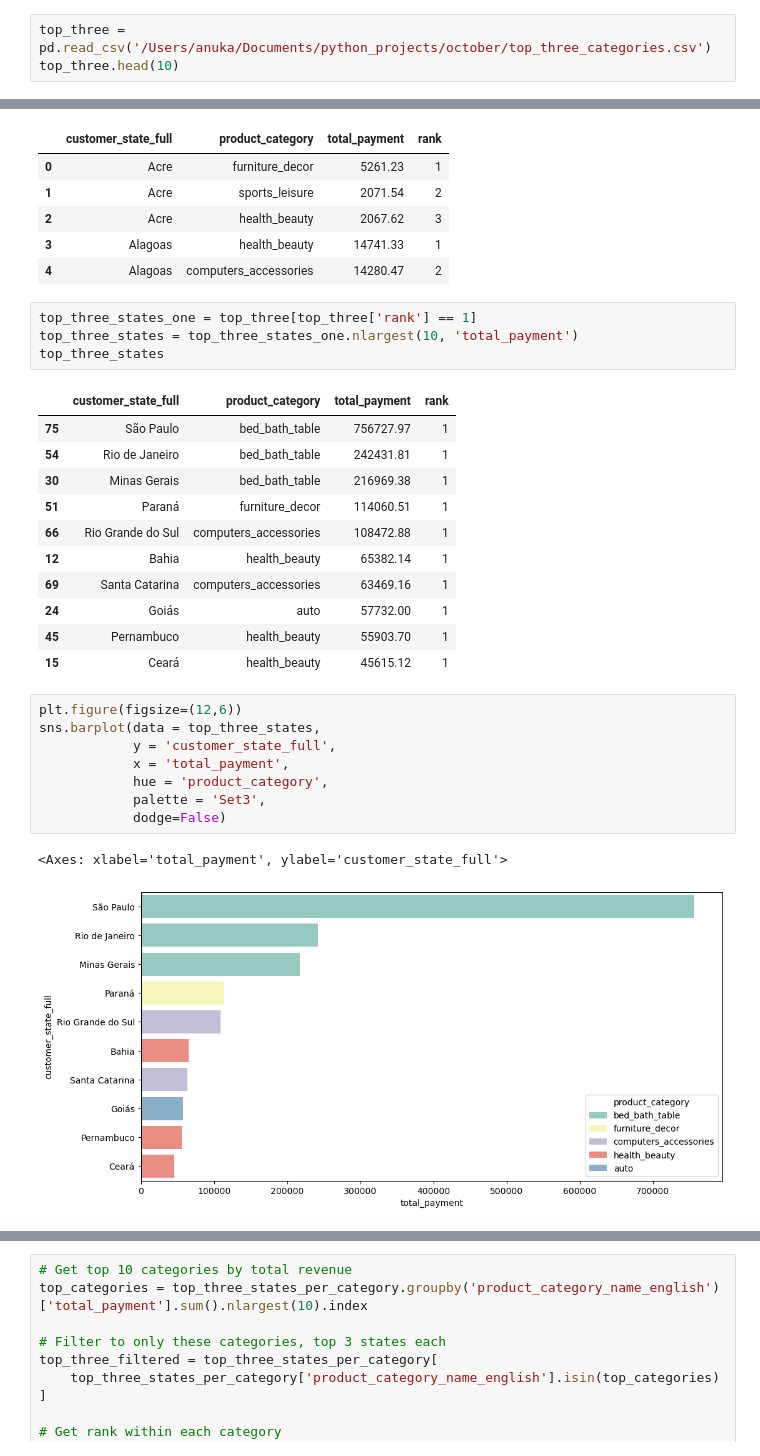
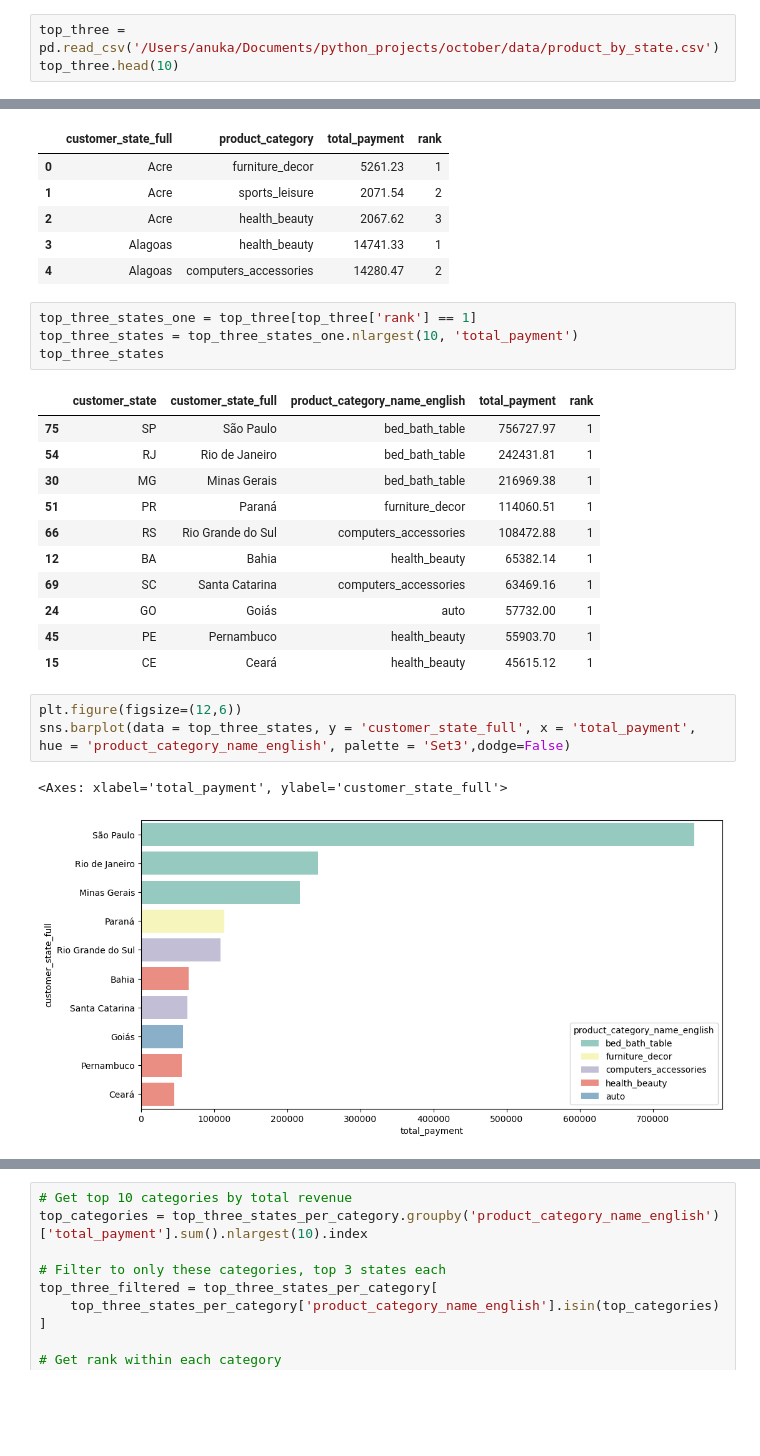
Before and after one commit to anudaridata/brazillian_ecommerce_purchase, a Jupyter notebook: notebooks/olist_analysis.ipynb, the cells around one changed output, grey strips where cells are left out. Drawn from its saved outputs; the diff is of its cells as text; blank space fills up the shorter version.

```diff
--- a/notebooks/olist_analysis.ipynb
+++ b/notebooks/olist_analysis.ipynb
@@ -379,6 +349,6 @@ Active: ≤ 46 dollars (top 25%)
 Cooling: 46 - 150 dollars (middle 50%)
 At Risk: > 150 dollars (bottom 25%)
 # %%
-top_three = pd.read_csv('/Users/anuka/Documents/python_projects/october/top_three_categories.csv')
+top_three = pd.read_csv('/Users/anuka/Documents/python_projects/october/data/product_by_state.csv')
 top_three.head(10)
 # %% [output]
@@ -414,25 +384,20 @@ top_three_states_one = top_three[top_three['rank'] == 1]
 top_three_states = top_three_states_one.nlargest(10, 'total_payment')
 top_three_states
 # %% [output]
-|  | customer_state_full | product_category | total_payment | rank |
-| 75 | São Paulo | bed_bath_table | 756727.97 | 1 |
-| 54 | Rio de Janeiro | bed_bath_table | 242431.81 | 1 |
-| 30 | Minas Gerais | bed_bath_table | 216969.38 | 1 |
-| 51 | Paraná | furniture_decor | 114060.51 | 1 |
-| 66 | Rio Grande do Sul | computers_accessories | 108472.88 | 1 |
-| 12 | Bahia | health_beauty | 65382.14 | 1 |
-| 69 | Santa Catarina | computers_accessories | 63469.16 | 1 |
-| 24 | Goiás | auto | 57732.00 | 1 |
-| 45 | Pernambuco | health_beauty | 55903.70 | 1 |
-| 15 | Ceará | health_beauty | 45615.12 | 1 |
+|  | customer_state | customer_state_full | product_category_name_english | total_payment | rank |
+| 75 | SP | São Paulo | bed_bath_table | 756727.97 | 1 |
+| 54 | RJ | Rio de Janeiro | bed_bath_table | 242431.81 | 1 |
+| 30 | MG | Minas Gerais | bed_bath_table | 216969.38 | 1 |
+| 51 | PR | Paraná | furniture_decor | 114060.51 | 1 |
+| 66 | RS | Rio Grande do Sul | computers_accessories | 108472.88 | 1 |
+| 12 | BA | Bahia | health_beauty | 65382.14 | 1 |
+| 69 | SC | Santa Catarina | computers_accessories | 63469.16 | 1 |
+| 24 | GO | Goiás | auto | 57732.00 | 1 |
+| 45 | PE | Pernambuco | health_beauty | 55903.70 | 1 |
+| 15 | CE | Ceará | health_beauty | 45615.12 | 1 |
 # %%
 plt.figure(figsize=(12,6))
-sns.barplot(data = top_three_states,
-            y = 'customer_state_full',
-            x = 'total_payment',
-            hue = 'product_category',
-            palette = 'Set3',
-            dodge=False)
+sns.barplot(data = top_three_states, y = 'customer_state_full', x = 'total_payment', hue = 'product_category_name_english', palette = 'Set3',dodge=False)
 # %% [output]
 <Axes: xlabel='total_payment', ylabel='customer_state_full'>
-[figure, old version]
+[figure, new version]
```
Also changed, not shown: parts of 33 cells of this notebook, 1 other file.
